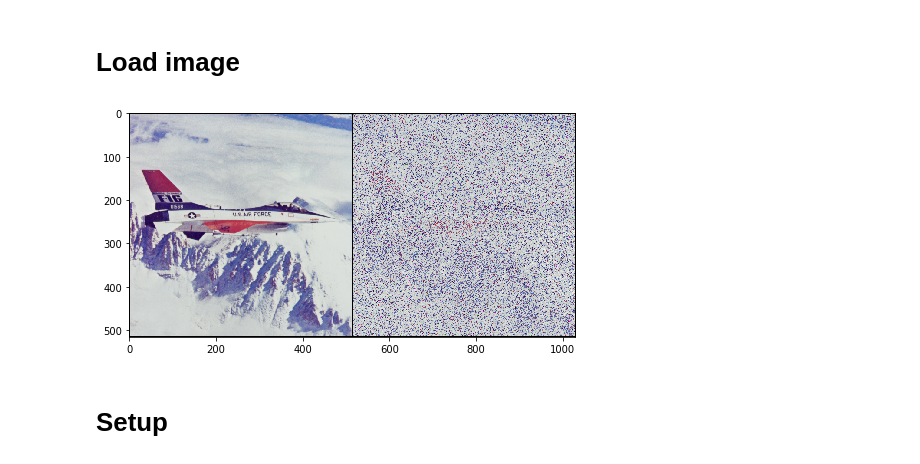
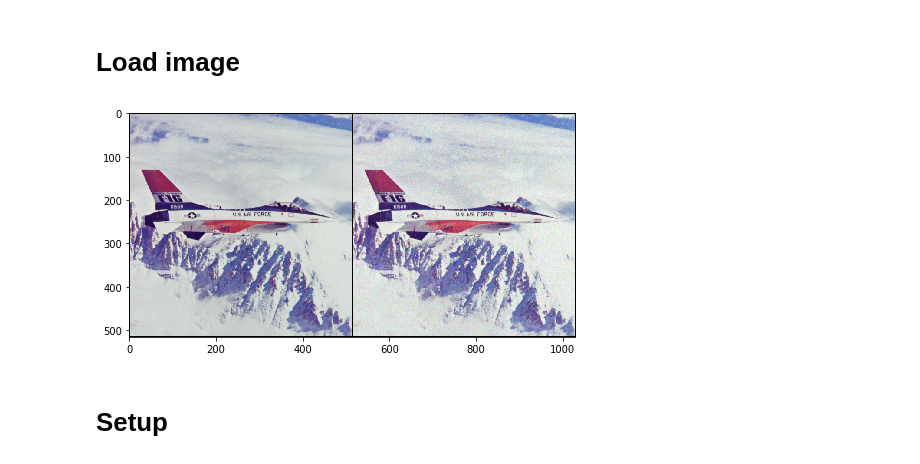
Before and after one commit to thumbe12856/deep-learning, a Jupyter notebook: Lab2/deep-image-prior/denoising.ipynb, the cells around one changed output. Cells and saved outputs as stored; diff of their text form; code cells hidden in the pictures.

```diff
--- a/Lab2/deep-image-prior/denoising.ipynb
+++ b/Lab2/deep-image-prior/denoising.ipynb
@@ -22,12 +22,15 @@ from torch.autograd import Variable
 from utils.denoising_utils import *
 from copy import deepcopy
 
+import skimage.measure
+from scipy import misc
+
 torch.backends.cudnn.enabled = True
 torch.backends.cudnn.benchmark =True
 dtype = torch.cuda.FloatTensor
 
 PLOT = True
-Requirement1 = True
+Requirement1 = False
 HasGT = True
 imsize =-1
 sigma = 25
@@ -56,45 +59,52 @@ if HasGT:
         ''' original image '''
         # img_noisy_np = img_np
 
+        ''' image with noise '''
+        # img_noisy_np = img_noisy_np
+
         ''' only noise '''
         # img_noisy_np = np.clip(np.random.uniform(low=0, high=1, size=img_np.shape), 0, 1).astype(np.float32)
 
         ''' shuffle image '''
+        #'''
         x = np.arange(img_np.shape[1])
         np.random.shuffle(x)
         y = np.arange(img_np.shape[2])
         np.random.shuffle(y)
         for i in range(img_np.shape[1]):
             for j in range(img_np.shape[2]):
                 x = np.random.randint(0, img_np.shape[1], 2)
                 y = np.random.randint(0, img_np.shape[2], 2)
                 for k in range(img_np.shape[0]):
-                    img_noisy_np[k][x[1]][y[1]] = img_np[k][x[0]][y[0]]
-                    img_noisy_np[k][x[0]][y[0]] = img_np[k][x[1]][y[1]]
+                    #img_noisy_np[k][x[1]][y[1]] = img_np[k][x[0]][y[0]]
+                    #img_noisy_np[k][x[0]][y[0]] = img_np[k][x[1]][y[1]]
+                    img_noisy_np[k][i][j] = img_np[k][x[0]][y[0]]
+                    img_noisy_np[k][i][j] = img_np[k][x[1]][y[1]]
+        #'''
 
         '''
         x = np.arange(img_np.shape[1] * img_np.shape[2])
         np.random.shuffle(x)
         for i in range(img_np.shape[1]):
             for j in range(img_np.shape[2]):
                 for k in range(img_np.shape[0]):
-                    img_noisy_np[k][i][j] = img_np[k][x[i * j] / img_np.shape[1]][x[i * j] % img_np.shape[2]]
+                    img_noisy_np[k][i][j] = img_np[k][x[i * j] % img_np.shape[1]][x[i * j] / img_np.shape[2]]
         '''
     if PLOT:
         plot_image_grid([img_np, img_noisy_np], 4, 6);
 
 else:
     img_noisy_pil = crop_image(get_image(fname, imsize)[0], d=32)
     img_noisy_np = pil_to_np(img_noisy_pil)
 
     # As we don't have ground truth
     img_pil = img_noisy_pil
     img_np = img_noisy_np
 
     if PLOT:
         plot_image_grid([img_np], 4, 5);
 # %% [output]
-[figure, old version]
+[figure, new version]
 # %% [markdown]
 # Setup
 # %%
```
Also changed, not shown: parts of 5 cells of this notebook, 27 other files.
